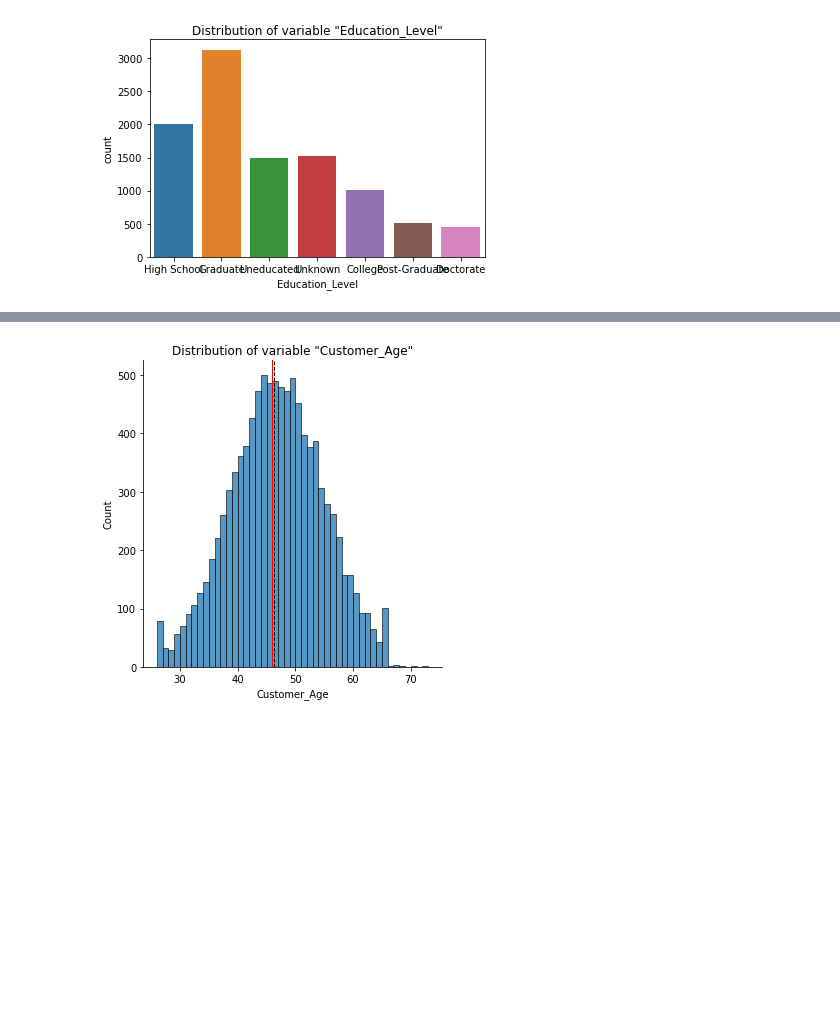
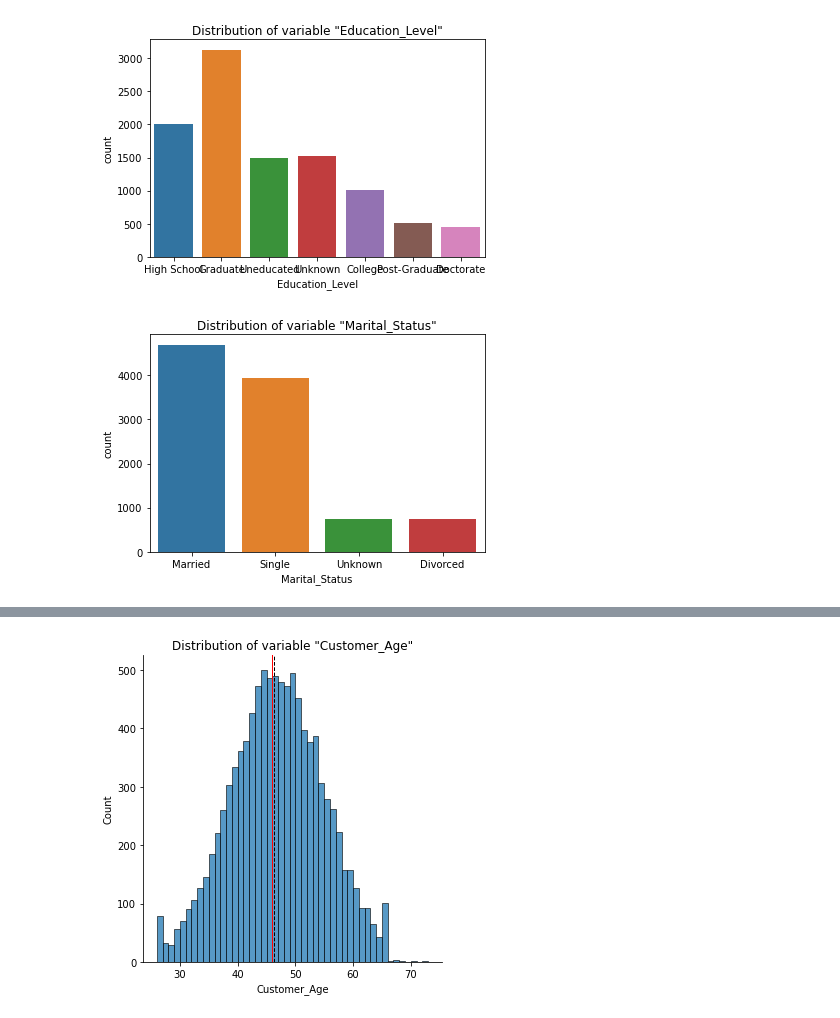
Before and after one commit to GurgenHovakimyan/customer_behavior, a Jupyter notebook: Bank_customer_churn/BankChurn.ipynb, the cells around one changed output, grey strips where cells are left out. Cells and saved outputs as stored; diff of their text form; code cells hidden in the pictures; blank space fills up the shorter version.

```diff
--- a/Bank_customer_churn/BankChurn.ipynb
+++ b/Bank_customer_churn/BankChurn.ipynb
@@ -84,3 +84,7 @@ plot_objects(df, 'Gender')
 plot_objects(df, 'Education_Level')
 # %% [output]
 [figure]
+# %%
+plot_objects(df, "Marital_Status")
+# %% [output]
+[figure, added]
```
Also changed, not shown: parts of 5 cells of this notebook.
